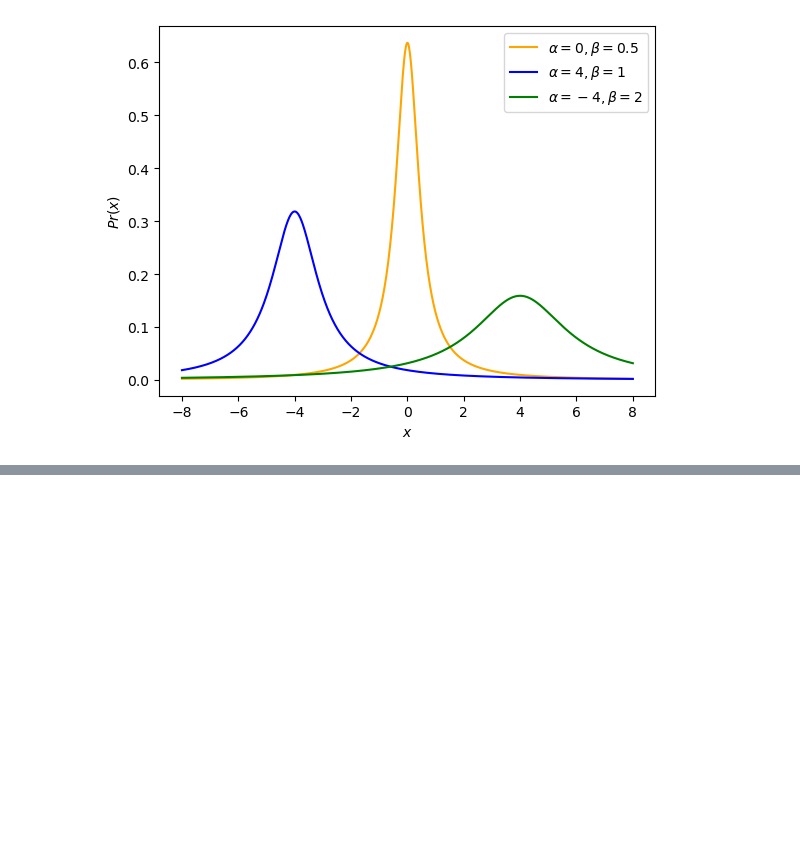
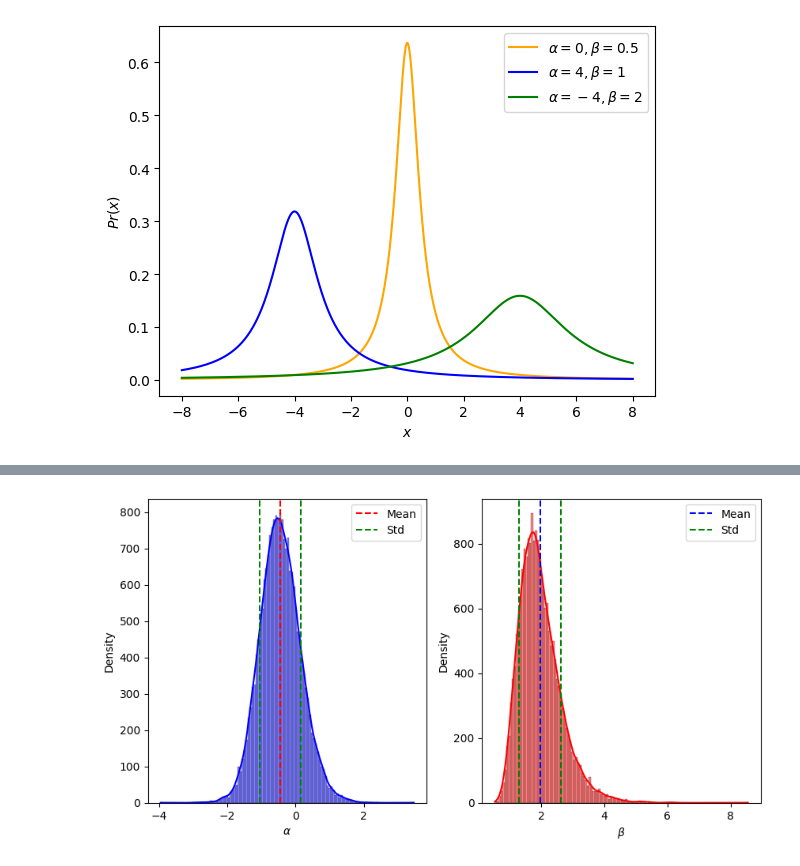
Before and after one commit to VishalJ99/s2_cw, a Jupyter notebook: src/figs.ipynb, the cells around one changed output, grey strips where cells are left out. Cells and saved outputs as stored; diff of their text form; code cells hidden in the pictures; blank space fills up the shorter version.

```diff
--- a/src/figs.ipynb
+++ b/src/figs.ipynb
@@ -24,0 +138,34 @@ plt.savefig('../report/figs/cauchy_distribution.png')
+# %%
+# 1D marginals
+fig, ax = plt.subplots(1, 2, figsize=(10, 5))
+
+# Alpha marginal
+sns.histplot(alpha_samples, kde=True, ax=ax[0], color='blue')
+ax[0].set_xlabel(r'$\alpha$')
+ax[0].set_ylabel('Density')
+
+# Overlay mean and std
+mean_alpha = np.mean(alpha_samples)
+std_alpha = np.std(alpha_samples)
+ax[0].axvline(mean_alpha, color='red', linestyle='--', label='Mean')
+ax[0].axvline(mean_alpha + std_alpha, color='green', linestyle='--', label='Std')
+ax[0].axvline(mean_alpha - std_alpha, color='green', linestyle='--')
+ax[0].legend()
+
+
+# Beta marginal
+sns.histplot(beta_samples, kde=True, ax=ax[1], color='red')
+ax[1].set_xlabel(r'$\beta$')
+ax[1].set_ylabel('Density')
+
+# Overlay mean and std
+mean_beta = np.mean(beta_samples)
+std_beta = np.std(beta_samples)
+ax[1].axvline(mean_beta, color='blue', linestyle='--', label='Mean')
+ax[1].axvline(mean_beta + std_beta, color='green', linestyle='--', label='Std')
+ax[1].axvline(mean_beta - std_beta, color='green', linestyle='--')
+ax[1].legend()
+
+plt.show()
+# %% [output]
+[figure, added]
```
Also changed, not shown: parts of 5 cells of this notebook, 6 other files.
